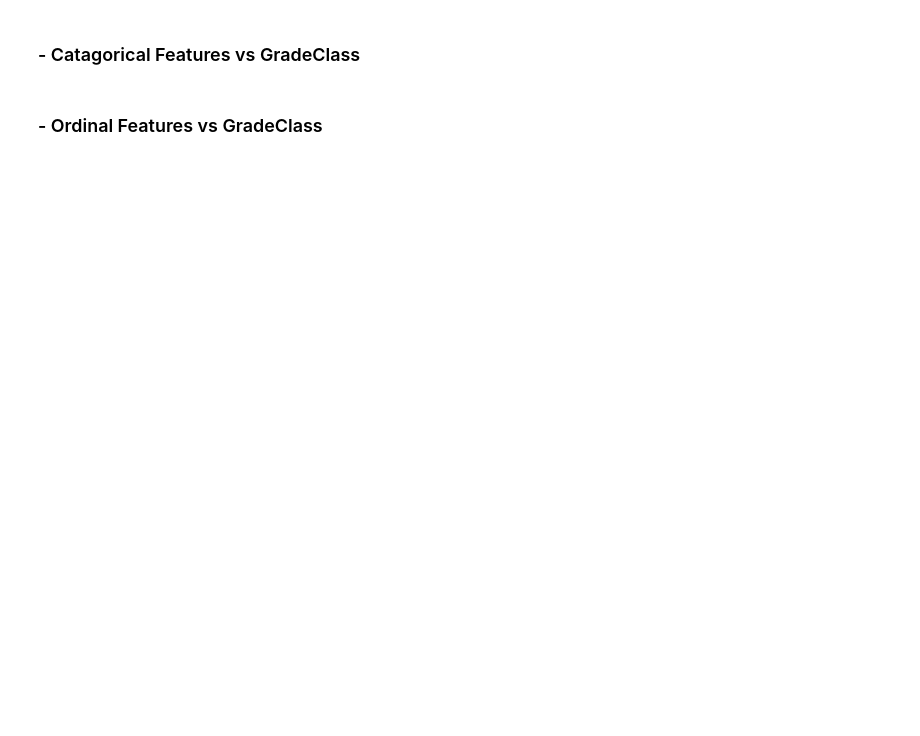
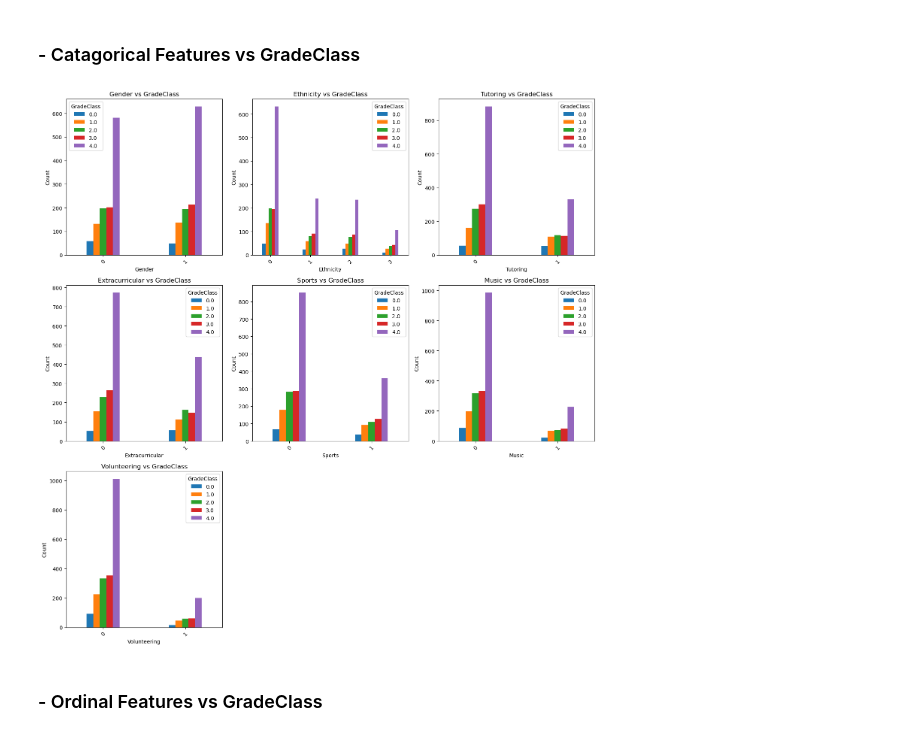
Before and after one commit to jeremiafourie/BrightPath-Grade-Predictor, a Jupyter notebook: notebooks/eda.ipynb, the cells around one changed output. Saved outputs shown, nothing was run; the diff lists cells and outputs as text; code cells hidden in the pictures; blank space fills up the shorter version.

```diff
--- a/notebooks/eda.ipynb
+++ b/notebooks/eda.ipynb
@@ -148,4 +152,34 @@ plt.show()
 # %% [markdown]
 ### - Catagorical Features vs GradeClass
+# %%
+# Set up the figure and grid
+n_features = len(categorical_vars)
+n_cols = 3
+n_rows = (n_features + n_cols - 1) // n_cols  # Ceiling division
+
+fig, axes = plt.subplots(n_rows, n_cols, figsize=(15, 5 * n_rows))
+axes = axes.flatten()  # Flatten for easier iteration
+
+# Create grouped bar plot for each categorical feature vs GradeClass
+for i, var in enumerate(categorical_vars):
+    # Create a cross-tabulation of counts
+    crosstab = pd.crosstab(data[var], data['GradeClass'])
+    # Plot grouped bar plot
+    crosstab.plot(kind='bar', ax=axes[i], width=0.4)
+    axes[i].set_title(f'{var} vs GradeClass')
+    axes[i].set_xlabel(var)
+    axes[i].set_ylabel('Count')
+    axes[i].legend(title='GradeClass')
+    axes[i].tick_params(axis='x', rotation=45)
+
+# Remove empty subplots if any
+for j in range(i + 1, len(axes)):
+    fig.delaxes(axes[j])
+
+# Adjust layout
+plt.tight_layout()
+plt.show()
+# %% [output]
+[figure, added]
 # %% [markdown]
 ### - Ordinal Features vs GradeClass
```
Also changed, not shown: parts of 3 cells of this notebook.
